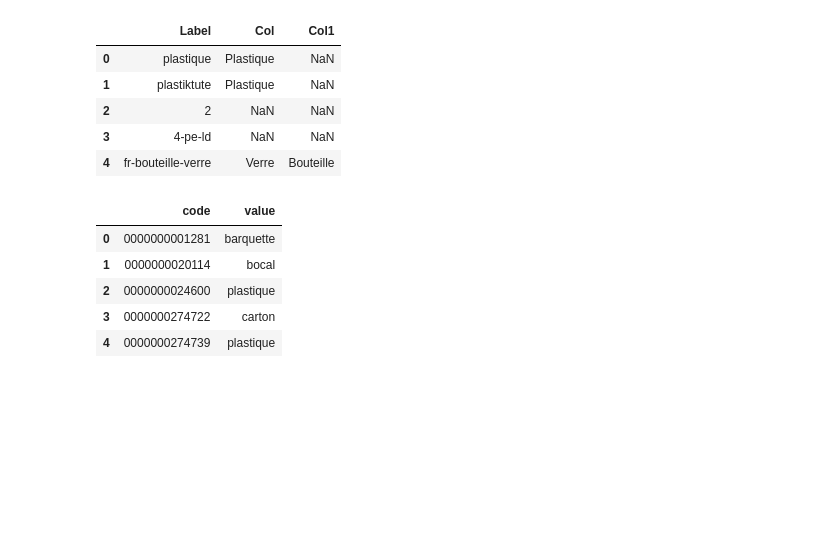
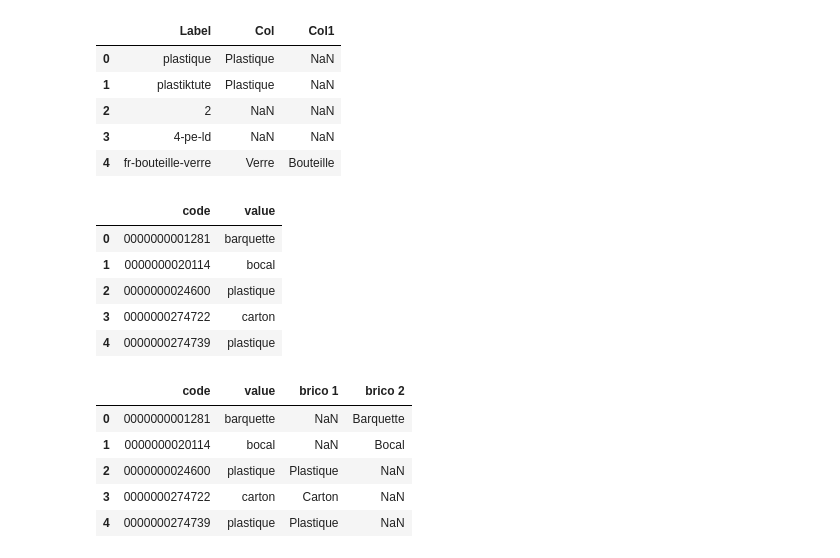
Before and after one commit to ludmilaexbrayat/recognizing-packagings, a Jupyter notebook: generate_y_target.ipynb, the cells around one changed output. Saved outputs shown, nothing was run; the diff lists cells and outputs as text; code cells hidden in the pictures; blank space fills up the shorter version.

```diff
--- a/generate_y_target.ipynb
+++ b/generate_y_target.ipynb
@@ -229,3 +229,14 @@ df_2.head()
 | 2 | 0000000024600 | plastique |
 | 3 | 0000000274722 | carton |
 | 4 | 0000000274739 | plastique |
+# %%
+df_2['brico 1'] = df_2['value'].map(dic_transfo1)
+df_2['brico 2'] = df_2['value'].map(dic_transfo2)
+df_2.head()
+# %% [output]
+|  | code | value | brico 1 | brico 2 |
+| 0 | 0000000001281 | barquette | NaN | Barquette |
+| 1 | 0000000020114 | bocal | NaN | Bocal |
+| 2 | 0000000024600 | plastique | Plastique | NaN |
+| 3 | 0000000274722 | carton | Carton | NaN |
+| 4 | 0000000274739 | plastique | Plastique | NaN |
```
Also changed, not shown: parts of 1 cell of this notebook.
